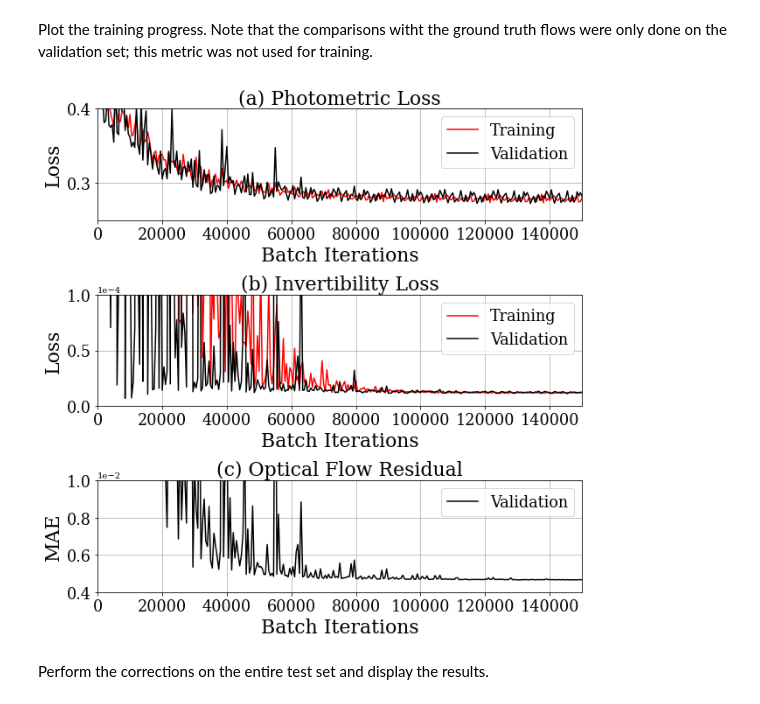
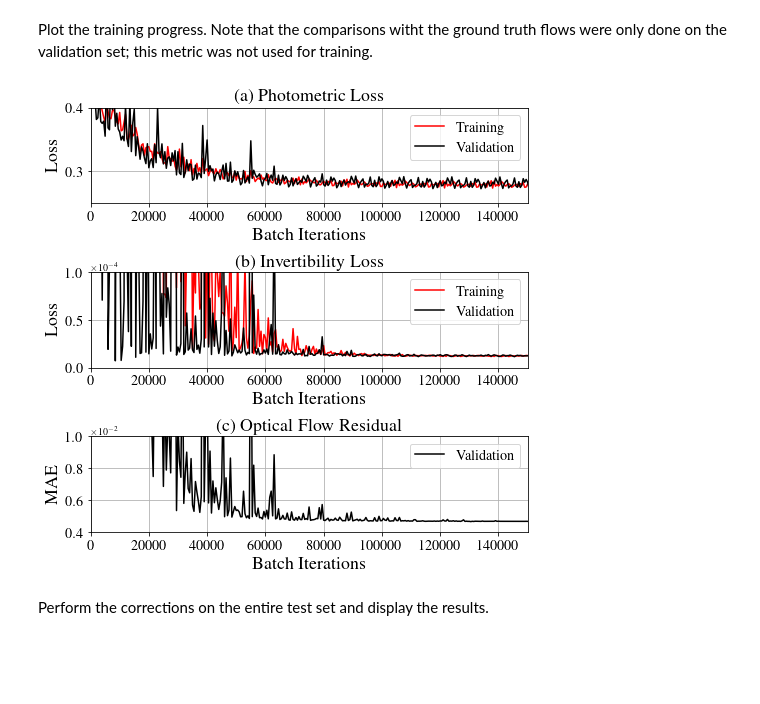
Before and after one commit to teaghan/FlowNet_PET, a Jupyter notebook: Testing_on_XCAT_Frames.ipynb, the cells around one changed output. Saved outputs shown, nothing was run; the diff lists cells and outputs as text; code cells hidden in the pictures; blank space fills up the shorter version.

```diff
--- a/Testing_on_XCAT_Frames.ipynb
+++ b/Testing_on_XCAT_Frames.ipynb
@@ -90,11 +90,11 @@ The flow predictions will have sizes:
 Loading saved model...
 # %% [markdown]
 Plot the training progress. Note that the comparisons witht the ground truth flows were only done on the validation set; this metric was not used for training.
-# %%
-plot_progress(losses, y_lims=[(0.25,0.4),(0,1e-4),(4e-3,1e-2)], x_lim=(0,1.5e5),fontsize=22,
-              savename='figures/fig12.png')
-# %% [output]
-[figure, removed]
+# %%
+plot_progress(losses, y_lims=[(0.25,0.4),(0,1e-4),(4e-3,1e-2)], x_lim=(0,1.5e5),fontsize=18,
+              savename='figures/fig12.pdf')
+# %% [output]
+[figure, added]
 # %% [markdown]
 Perform the corrections on the entire test set and display the results.
 # %%
```
Also changed, not shown: parts of 5 cells of this notebook, 18 other files.
